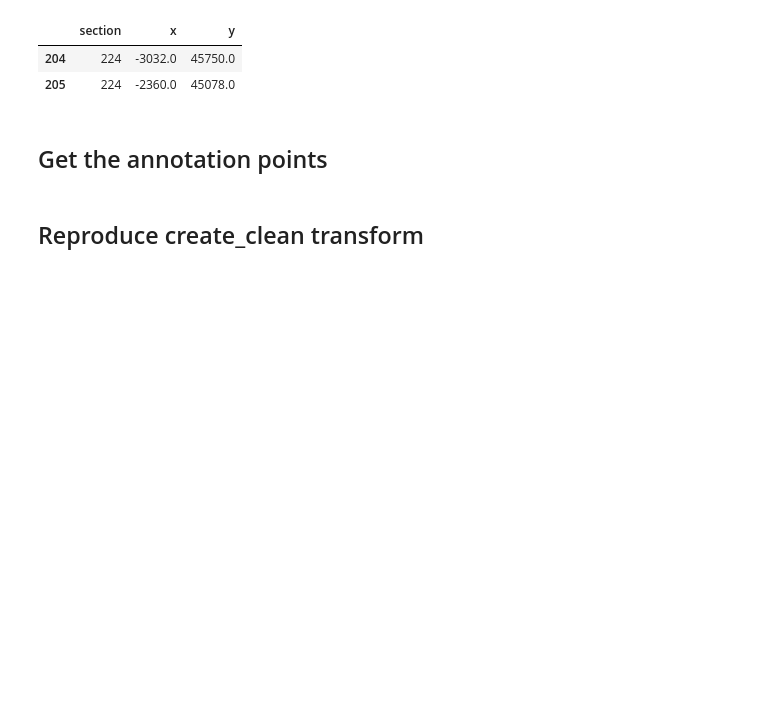
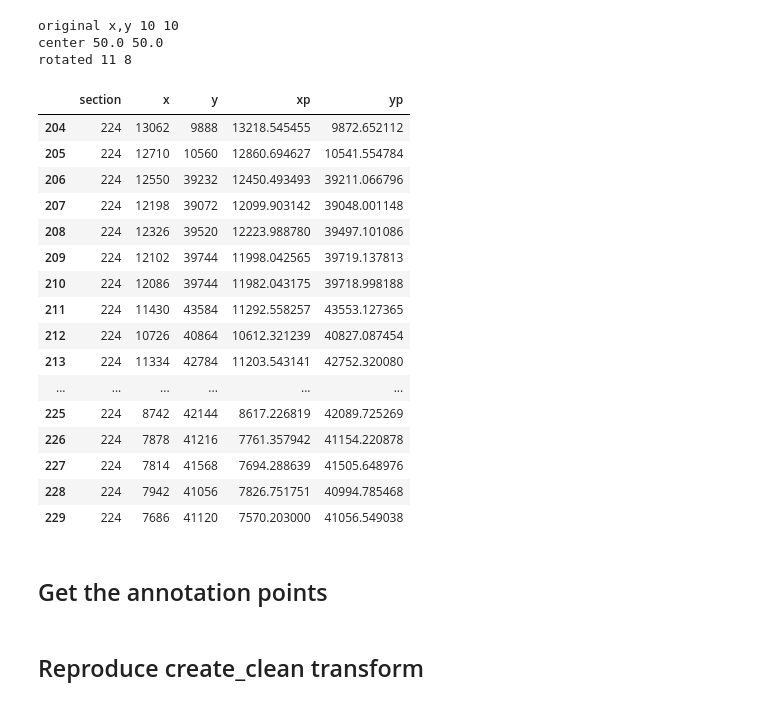
Before and after one commit to ActiveBrainAtlas2/preprocessing-pipeline, a Jupyter notebook: notebooks/Litao/reverse_rotation.ipynb, the cells around one changed output. Drawn from its saved outputs; the diff is of its cells as text; code cells hidden in the pictures; blank space fills up the shorter version.

```diff
--- a/notebooks/Litao/reverse_rotation.ipynb
+++ b/notebooks/Litao/reverse_rotation.ipynb
@@ -7,14 +7,15 @@ import ast
 import json
 from collections import defaultdict
 from matplotlib import pyplot as plt
-import math
+from math import cos, sin
 import cv2
 import numpy as np
 import pandas as pd
 import neuroglancer
 from tqdm import tqdm
 from skimage import io
-
+from PIL import Image
+Image.MAX_IMAGE_PIXELS = None
 HOME = os.path.expanduser("~")
 #DIR = os.path.join(HOME, 'programming/pipeline_utility/src')
 # %%
@@ -190,9 +187,74 @@ dk_df = dk_df.sort_values(by=['x', 'y'])
+# %%
+theta = 360
+angle = np.pi / theta  # angle in radian
+section = 224
+PATH = f'/net/birdstore/Active_Atlas_Data/data_root/pipeline_data/{animal}/preps'
+filename = str(section).zfill(3) + '.tif'
+filepath = os.path.join(PATH, 'CH3/full', filename)
+input_image = Image.open(filepath)
+center_x = input_image.width / 2
+center_y = input_image.height / 2
+
+cshl_csvfile = 'cshl.premotor.csv'
+cshl_csvpath = os.path.join(CSV_DIR_PATH, cshl_csvfile)
+cshl_df = pd.read_csv(cshl_csvpath, names=['section','x','y'])
+cshl_df = cshl_df.loc[(cshl_df['section'] == section)]
+
+cshl_df['xp'] = (cshl_df['x'] - center_x) * cos(angle) - (cshl_df['y'] - center_y) * sin(angle) + center_x
+cshl_df['yp'] = (cshl_df['x'] - center_x) * sin(angle) + (cshl_df['y'] - center_y) * cos(angle) + center_y
+# %%
+PATH = f'/net/birdstore/Active_Atlas_Data/data_root/pipeline_data/{animal}/preps'
+filename = str(section).zfill(3) + '.tif'
+filepath = os.path.join(PATH, 'CH3/thumbnail', filename)
+#Convert to Cartesian:
+x = 10
+y = 10
+print('original x,y', x, y)
+# Load image:
+input_image = Image.open(filepath)
+# Create output image
+#output_image = Image.new("RGB", input_image.size)
+#draw = ImageDraw.Draw(output_image)
+theta = 90
+angle = np.pi / theta  # angle in radian
+#center_x = input_image.width / 2
+#center_y = input_image.height / 2
+width = 100
+height = 100
+center_x = width / 2
+center_y = height / 2
+#print('size', input_image.width, input_image.height)
+print('center', center_x, center_y)
+
+#xp = int((x - center_x) * cos(angle) - (y - center_y) * sin(angle) + center_x)
+#yp = int((x - center_x) * sin(angle) + (y - center_y) * cos(angle) + center_y)
+xp = (x - center_x) * cos(angle) - (y - center_y) * sin(angle) + center_x
+yp = (x - center_x) * sin(angle) + (y - center_y) * cos(angle) + center_y
+print('rotated', int(xp), int(yp))
+# %% [output]
+original x,y 10 10
+center 50.0 50.0
+rotated 11 8
 # %%
-cshl_df.head(2)
+cshl_df.head(30)
 # %% [output]
-|  | section | x | y |
-| 204 | 224 | -3032.0 | 45750.0 |
-| 205 | 224 | -2360.0 | 45078.0 |
+|  | section | x | y | xp | yp |
+| 204 | 224 | 13062 | 9888 | 13218.545455 | 9872.652112 |
+| 205 | 224 | 12710 | 10560 | 12860.694627 | 10541.554784 |
+| 206 | 224 | 12550 | 39232 | 12450.493493 | 39211.066796 |
+| 207 | 224 | 12198 | 39072 | 12099.903142 | 39048.001148 |
+| 208 | 224 | 12326 | 39520 | 12223.988780 | 39497.101086 |
+| 209 | 224 | 12102 | 39744 | 11998.042565 | 39719.137813 |
+| 210 | 224 | 12086 | 39744 | 11982.043175 | 39718.998188 |
+| 211 | 224 | 11430 | 43584 | 11292.558257 | 43553.127365 |
+| 212 | 224 | 10726 | 40864 | 10612.321239 | 40827.087454 |
+| 213 | 224 | 11334 | 42784 | 11203.543141 | 42752.320080 |
+| ... | ... | ... | ... | ... | ... |
+| 225 | 224 | 8742 | 42144 | 8617.226819 | 42089.725269 |
+| 226 | 224 | 7878 | 41216 | 7761.357942 | 41154.220878 |
+| 227 | 224 | 7814 | 41568 | 7694.288639 | 41505.648976 |
+| 228 | 224 | 7942 | 41056 | 7826.751751 | 40994.785468 |
+| 229 | 224 | 7686 | 41120 | 7570.203000 | 41056.549038 |
 # %%
 cshl_copy.head(2)
 # %% [markdown]
```
Also changed, not shown: parts of 5 cells of this notebook.
